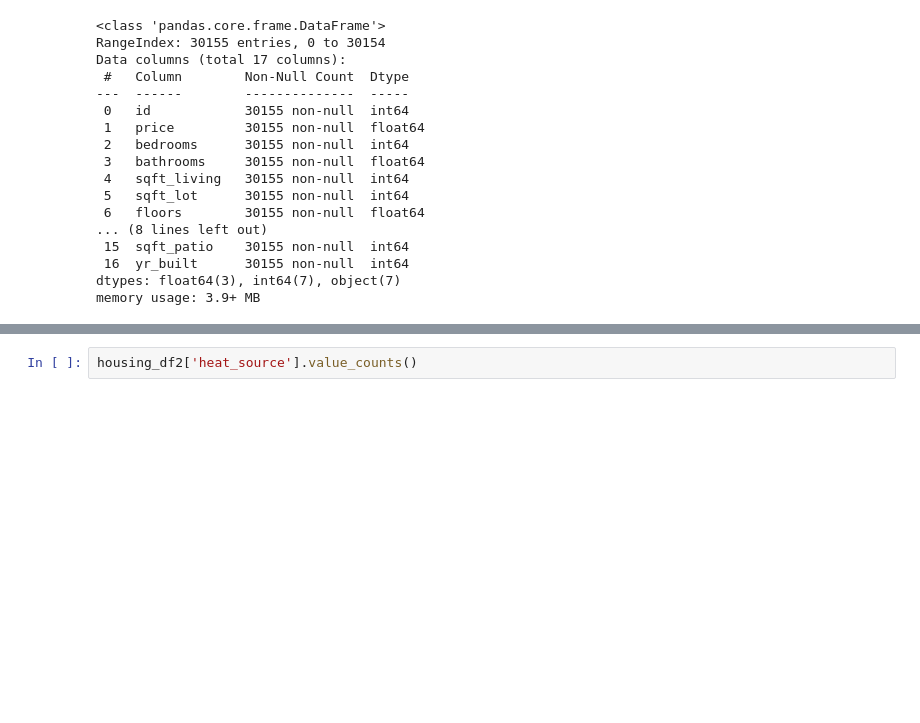
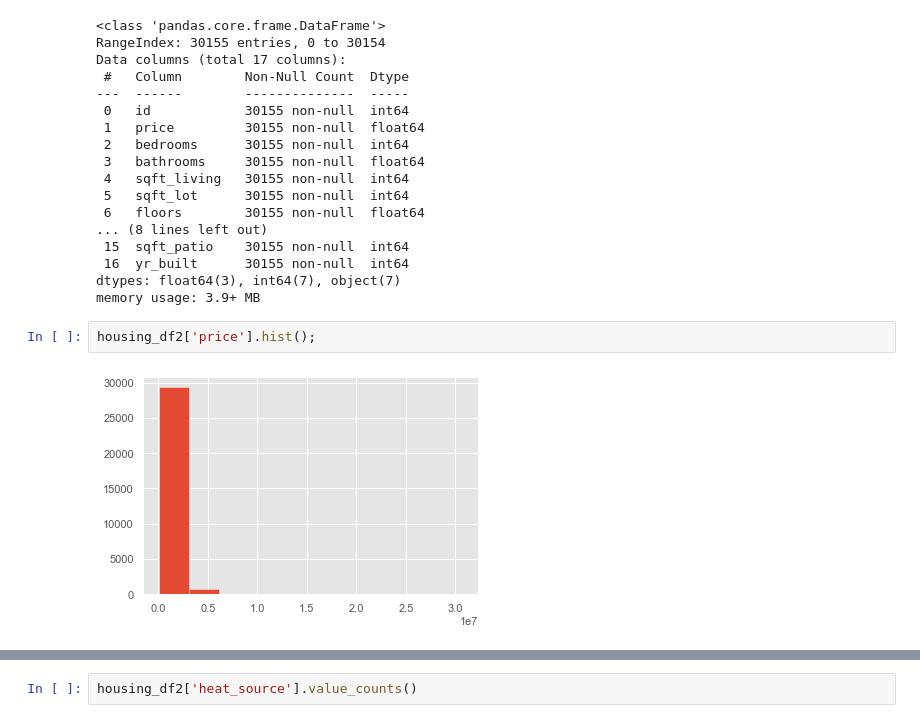
Before and after one commit to rookiescientist-andre/King-County-Real-Estate-Analysis, a Jupyter notebook: student.ipynb, the cells around one changed output, grey strips where cells are left out. Drawn from its saved outputs; the diff is of its cells as text; blank space fills up the shorter version.

```diff
--- a/student.ipynb
+++ b/student.ipynb
@@ -126,3 +129,7 @@ Data columns (total 17 columns):
  16  yr_built      30155 non-null  int64
 dtypes: float64(3), int64(7), object(7)
 memory usage: 3.9+ MB
+# %%
+housing_df2['price'].hist();
+# %% [output]
+[figure, added]
```
Also changed, not shown: parts of 10 cells of this notebook.
